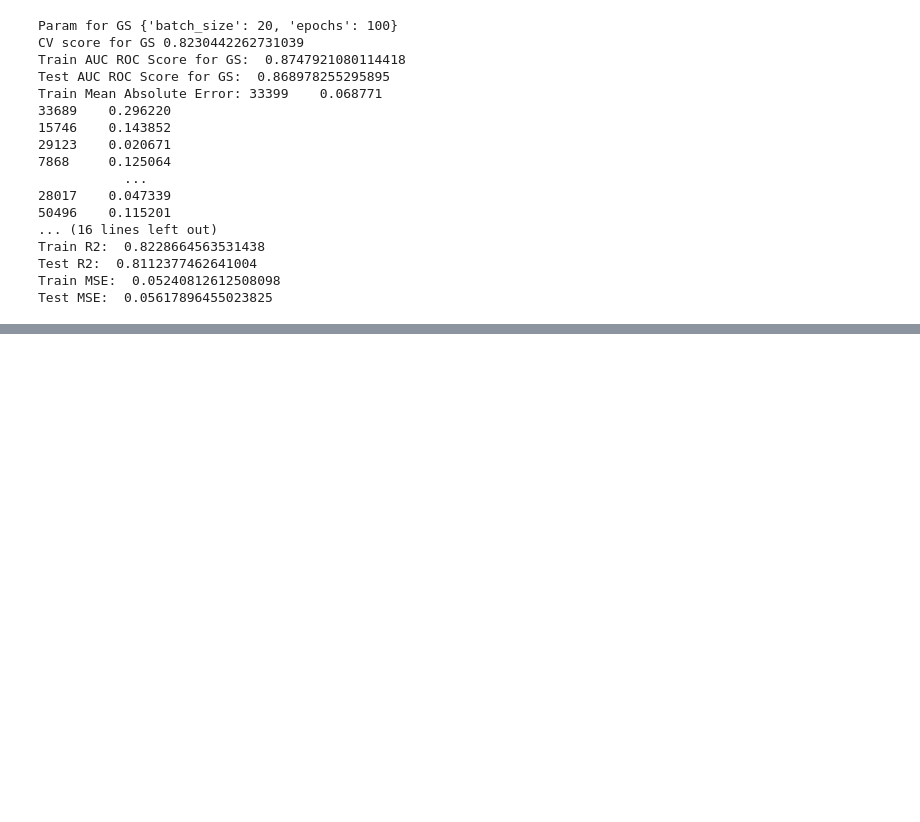
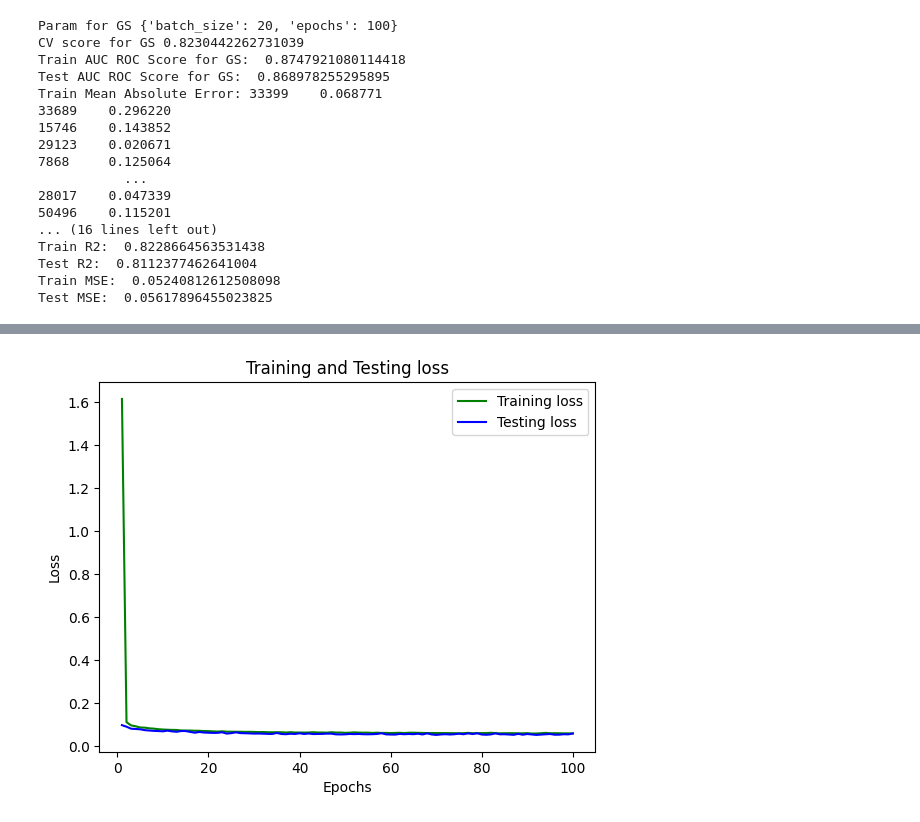
Before and after one commit to respera2/tjl, a Jupyter notebook: Non-Fullerene Dataset/NF_NN.ipynb, the cells around one changed output, grey strips where cells are left out. Saved outputs shown, nothing was run; the diff lists cells and outputs as text; code cells hidden in the pictures; blank space fills up the shorter version.

```diff
--- a/Non-Fullerene Dataset/NF_NN.ipynb
+++ b/Non-Fullerene Dataset/NF_NN.ipynb
@@ -134 +136,15 @@ def create_new_model():
  return model
+# %%
+model = KerasRegressor(model=create_new_model, verbose=0)
+model.fit(X_train, y_train, epochs=100, batch_size=80, validation_data=(X_test, y_test))
+loss_train = model.history_['loss']
+loss_val = model.history_['val_loss']
+epochs = range(1,101)
+plt.plot(epochs, loss_train, 'g', label='Training loss')
+plt.plot(epochs, loss_val, 'b', label='Testing loss')
+plt.title('Training and Testing loss')
+plt.xlabel('Epochs')
+plt.ylabel('Loss')
+plt.legend()
+plt.show()
+# %% [output]
@@ -135,3 +153,4 @@ def create_new_model():
+[figure, added]
 # %%
 seed = 7
 tf.random.set_seed(seed)
```
Also changed, not shown: parts of 8 cells of this notebook, 8 other files.
